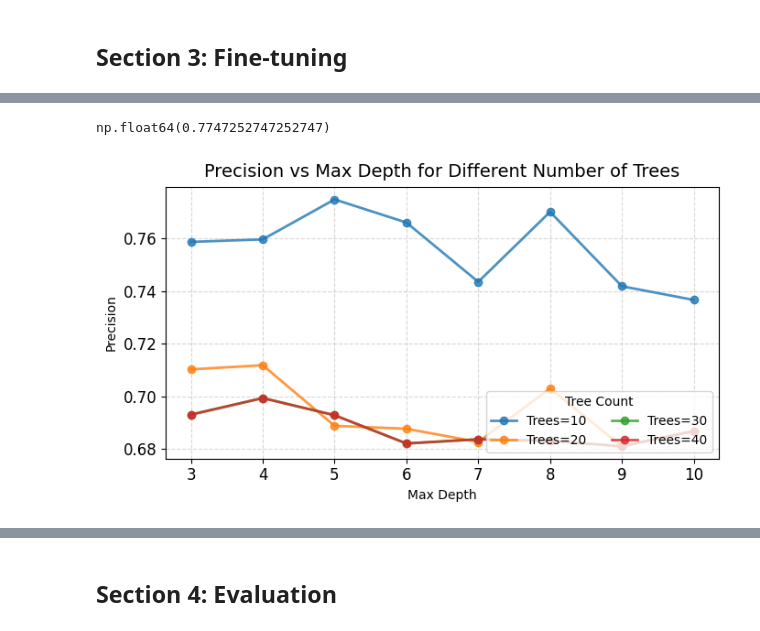
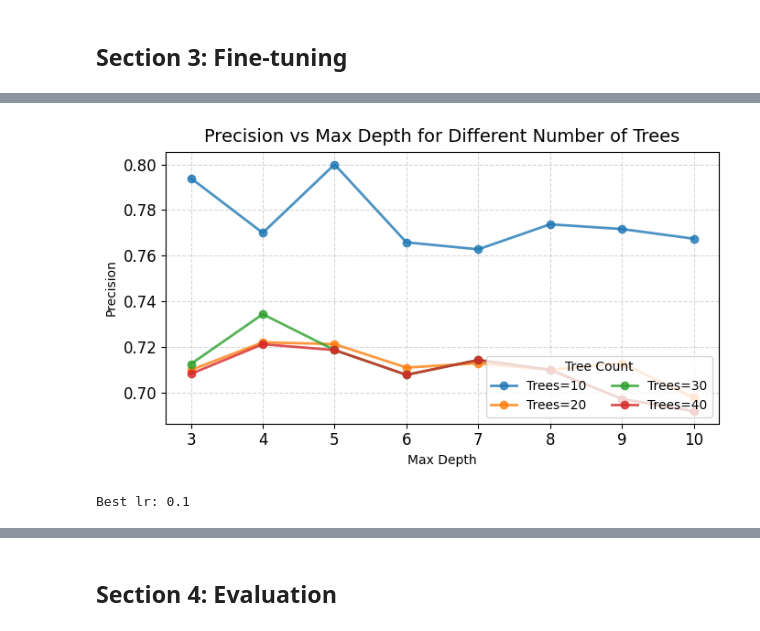
Before and after one commit to suongnq/eda_modeling_project, a Jupyter notebook: model_built.ipynb, the cells around one changed output, grey strips where cells are left out. Drawn from its saved outputs; the diff is of its cells as text; code cells hidden in the pictures.

```diff
--- a/model_built.ipynb
+++ b/model_built.ipynb
@@ -338,14 +314,0 @@ print(model.attributes())
-# %%
-dtest = prepare_dmatrix(test_dataset, label_col)
-
-# Train model
-model = train_model(params, dtrain, dvalid, num_boost_round=100, early_stopping_rounds=5)
-
-# Predict test
-y_val_true = test_dataset[label_col]
-y_pred_prob, y_pred = predict(model, dtest, threshold=0.5)
-
-# Evaluation
-accuracy, score_auc, recall, precision, f1 = evaluate(y_val_true, y_pred, y_pred_prob)
-
-print(f"Validation Precision: {precision:.4f}")
@@ -365,10 +326,9 @@ for nt in tree_counts:
         params_loop['max_depth'] = md
         dtrain = prepare_dmatrix(train_dataset, 'label')
         dvalid = prepare_dmatrix(validation_dataset, 'label')
-        model_loop = train_model(params_loop, dtrain, dvalid, num_boost_round=nt, early_stopping_rounds=5)
+        model_loop = train_model(params_loop, dtrain, nt, dvalid, 5)
         y_prob, y_pred = predict(model_loop, dvalid)
-        accuracy, auc, recall, precision, f1  = evaluate(validation_dataset['label'], y_pred, y_prob)
-        results.append({'num_trees': nt, 'max_depth': md, 'accuracy': accuracy, 'auc': auc,
-                        'recall': recall, 'precision': precision, 'f1':f1})
+        precision  = evaluate(validation_dataset['label'], y_pred, y_prob)
+        results.append({'num_trees': nt, 'max_depth': md, 'precision': precision})
 
-df_results = pd.DataFrame(results)
+tree_depth_df = pd.DataFrame(results)
@@ -395,4 +334,0 @@ df_results
-# %%
-df_results['precision'].max()
-# %% [output]
-np.float64(0.7747252747252747)
@@ -399,43 +338,46 @@ np.float64(0.7747252747252747)
 # %%
-plt.figure(figsize=(7, 4))                    # Kích thước figure
+plt.figure(figsize=(7, 4))
 for i, nt in enumerate(tree_counts):
-    subset = df_results[df_results['num_trees'] == nt]
+    subset = tree_depth_df[tree_depth_df['num_trees'] == nt]
     plt.plot(
         subset['max_depth'],
         subset['precision'],
         label=f'Trees={nt}',
-        linewidth=2,                            # Độ dày đường
-        marker='o',                             # Marker tròn
-        markersize=6,                           # Kích thước marker
-        linestyle='-',                          # Kiểu đường liền
-        alpha=0.8                               # Độ trong suốt
+        linewidth=2,
+        marker='o',
+        markersize=6,
+        linestyle='-',
+        alpha=0.8
     )
 
-plt.grid(True, linestyle='--', alpha=0.5)        # Hiện grid
-plt.xlabel('Max Depth', fontsize=10)            # Font lớn hơn
+plt.grid(True, linestyle='--', alpha=0.5)
+plt.xlabel('Max Depth', fontsize=10)
 plt.ylabel('Precision', fontsize=10)
 plt.title('Precision vs Max Depth for Different Number of Trees', fontsize=14, pad=8)
-plt.xticks(range(3, 11), fontsize=12)            # Chỉ số trên trục x
+plt.xticks(range(3, 11), fontsize=12)
 plt.yticks(fontsize=12)
 # plt.ylim(0.72, 0.85)
 plt.legend(title='Tree Count', fontsize=10, title_fontsize=10, loc='lower right', ncol=2)
 plt.tight_layout()
 plt.show()
 # %% [output]
-[figure, old version]
+[figure, new version]
 # %%
 results = []
 lr_list = list(np.arange(0.1, 1.1, 0.1))
 for lr in lr_list:
     params_loop = params.copy()
-    params_loop['max_depth'] = 4
+    params_loop['max_depth'] = best_max_depth
     params_loop['eta'] = lr
     dtrain = prepare_dmatrix(train_dataset, 'label')
     dvalid = prepare_dmatrix(validation_dataset, 'label')
-    model_loop = train_model(params_loop, dtrain, dvalid, num_boost_round=10, early_stopping_rounds=5)
+    model_loop = train_model(params_loop, dtrain, best_tree, dvalid, early_stopping_rounds=5)
     y_prob, y_pred = predict(model_loop, dvalid)
-    accuracy, auc, recall, precision, f1  = evaluate(validation_dataset['label'], y_pred, y_prob)
-    results.append({'lr': lr, 'accuracy': accuracy, 'auc': auc,
-                    'recall': recall, 'precision': precision, 'f1':f1})
+    precision = evaluate(validation_dataset['label'], y_pred, y_prob)
+    results.append({'lr': lr, 'precision': precision})
 
-df_results = pd.DataFrame(results)
+lr_df = pd.DataFrame(results)
+best_lr = lr_df[lr_df['precision'] == lr_df['precision'].max()]['lr'].tolist()[0]
+print(f'Best lr: {best_lr}')
+# %% [output]
+Best lr: 0.1
```
Also changed, not shown: parts of 47 cells of this notebook, 4 other files.
